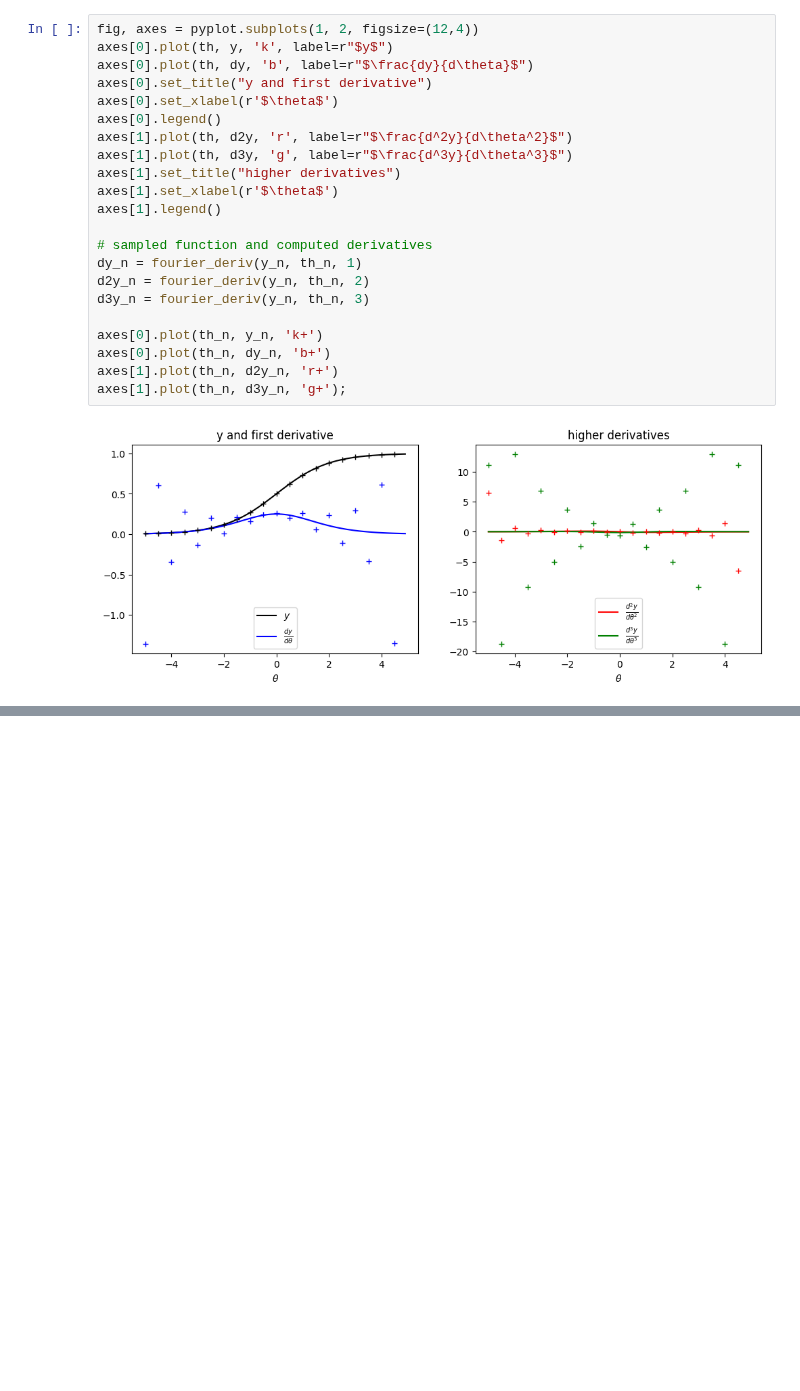
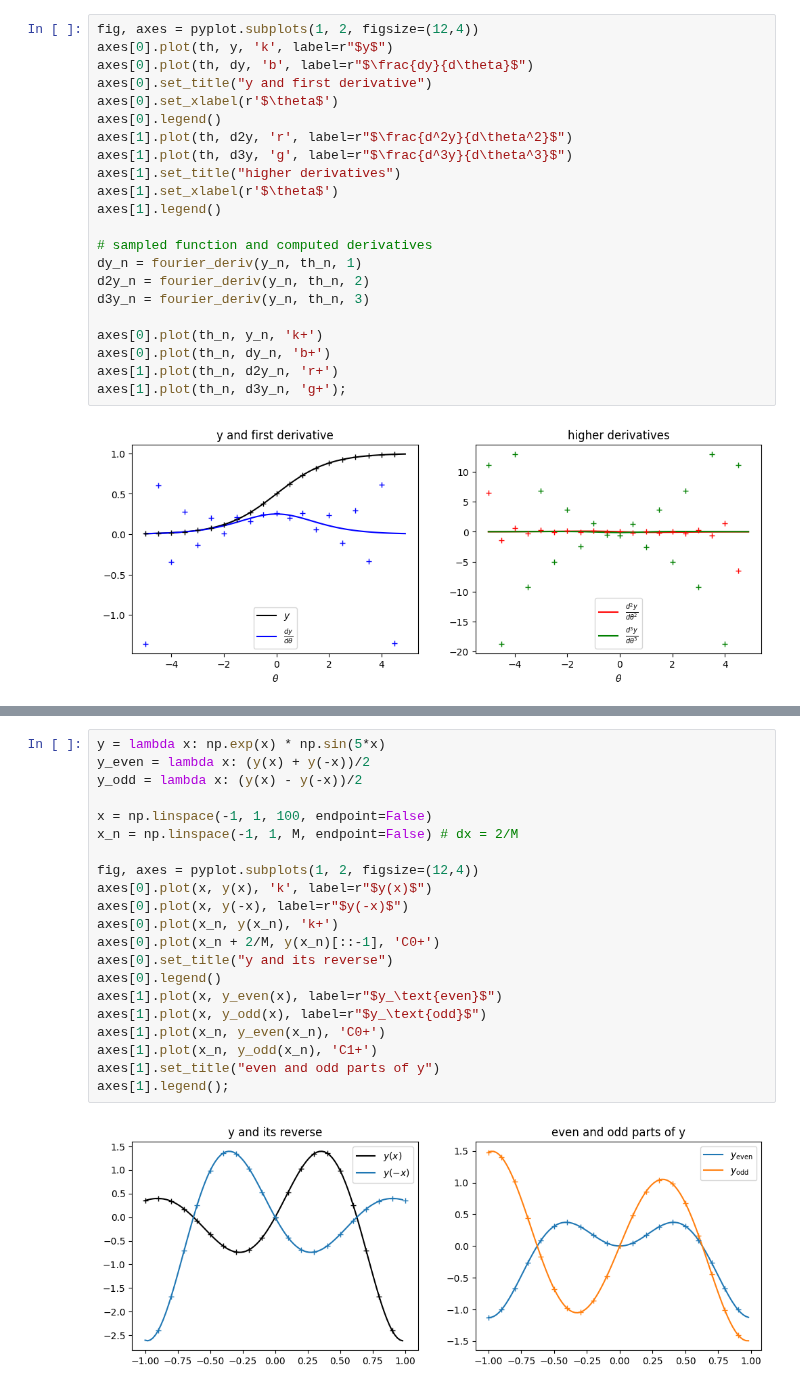
Before and after one commit to pavelkomarov/spectral-derivatives, a Jupyter notebook: notebooks/fourier_periodic_extensions.ipynb, the cells around one changed output, grey strips where cells are left out. Cells and saved outputs as stored; diff of their text form; blank space fills up the shorter version.

```diff
--- a/notebooks/fourier_periodic_extensions.ipynb
+++ b/notebooks/fourier_periodic_extensions.ipynb
@@ -144,0 +160,23 @@ axes[1].plot(th_n, d3y_n, 'g+');
+# %%
+y = lambda x: np.exp(x) * np.sin(5*x)
+y_even = lambda x: (y(x) + y(-x))/2
+y_odd = lambda x: (y(x) - y(-x))/2
+
+x = np.linspace(-1, 1, 100, endpoint=False)
+x_n = np.linspace(-1, 1, M, endpoint=False) # dx = 2/M
+
+fig, axes = pyplot.subplots(1, 2, figsize=(12,4))
+axes[0].plot(x, y(x), 'k', label=r"$y(x)$")
+axes[0].plot(x, y(-x), label=r"$y(-x)$")
+axes[0].plot(x_n, y(x_n), 'k+')
+axes[0].plot(x_n + 2/M, y(x_n)[::-1], 'C0+')
+axes[0].set_title("y and its reverse")
+axes[0].legend()
+axes[1].plot(x, y_even(x), label=r"$y_\text{even}$")
+axes[1].plot(x, y_odd(x), label=r"$y_\text{odd}$")
+axes[1].plot(x_n, y_even(x_n), 'C0+')
+axes[1].plot(x_n, y_odd(x_n), 'C1+')
+axes[1].set_title("even and odd parts of y")
+axes[1].legend();
+# %% [output]
+[figure, added]
```
Also changed, not shown: parts of 9 cells of this notebook, 1 other file.
